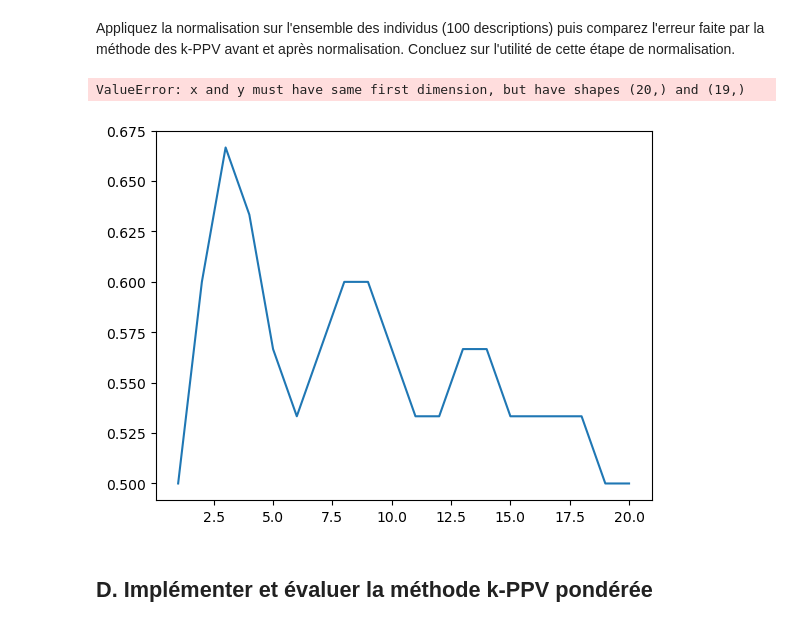
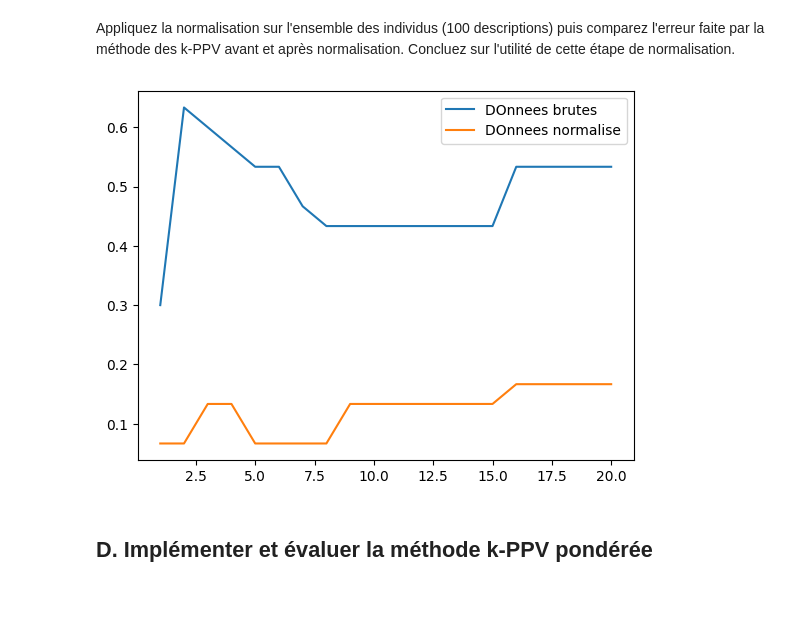
Before and after one commit to Asminouch/Semestre4_2026, a Jupyter notebook: opti/TP4 - Classer avec la méthode des k-Plus Proches Voisins-20260304/TP4_kNN.ipynb, the cells around one changed output. Drawn from its saved outputs; the diff is of its cells as text; code cells hidden in the pictures; blank space fills up the shorter version.

Commit message:
opti: avancement tp4 dernier graphique a revoir

```diff
--- a/opti/TP4 - Classer avec la méthode des k-Plus Proches Voisins-20260304/TP4_kNN.ipynb
+++ b/opti/TP4 - Classer avec la méthode des k-Plus Proches Voisins-20260304/TP4_kNN.ipynb
@@ -238,21 +238,20 @@ Appliquez la normalisation sur l'ensemble des individus (100 descriptions) puis
 # %%
 norm = Normalizer()
 norm.fit (X)
 
 #normalisation dataset
 Xn_train = norm.transform(x_train)
 Xn_test = norm.transform(x_test)
 
 
-error_norm = [error_kNN(k,Xn_train, y_train, Xn_test, y_test) for k in range(1,20)]
+error_norm = [error_kNN(k,Xn_train, y_train, Xn_test, y_test) for k in range(1,21)]
 plt.plot(range(1,21), error, label= "DOnnees brutes")
 plt.plot(range(1,21), error_norm, label= "DOnnees normalise")
 
 plt.legend()
 plt.show()
 # %% [output]
-ValueError: x and y must have same first dimension, but have shapes (20,) and (19,)
-[figure, old version]
+[figure, new version]
 # %% [markdown]
 ## D. Implémenter et évaluer la méthode k-PPV pondérée
 # %% [markdown]
```
Also changed, not shown: parts of 5 cells of this notebook.
